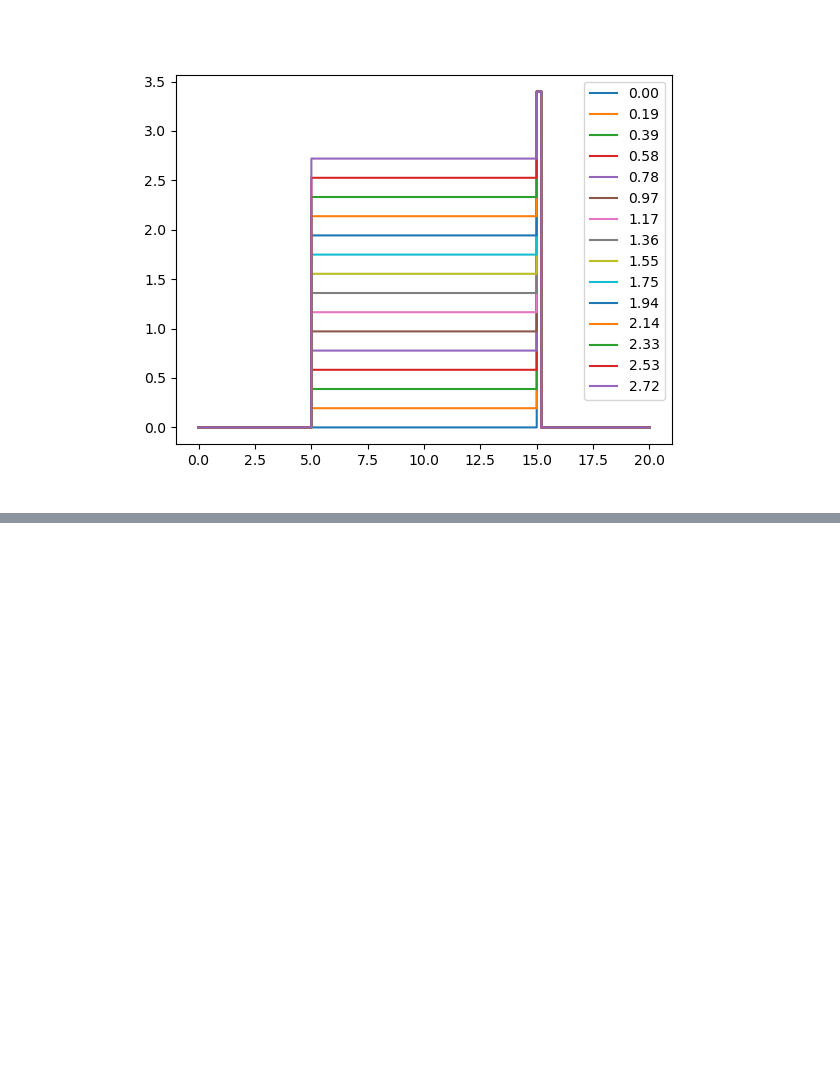
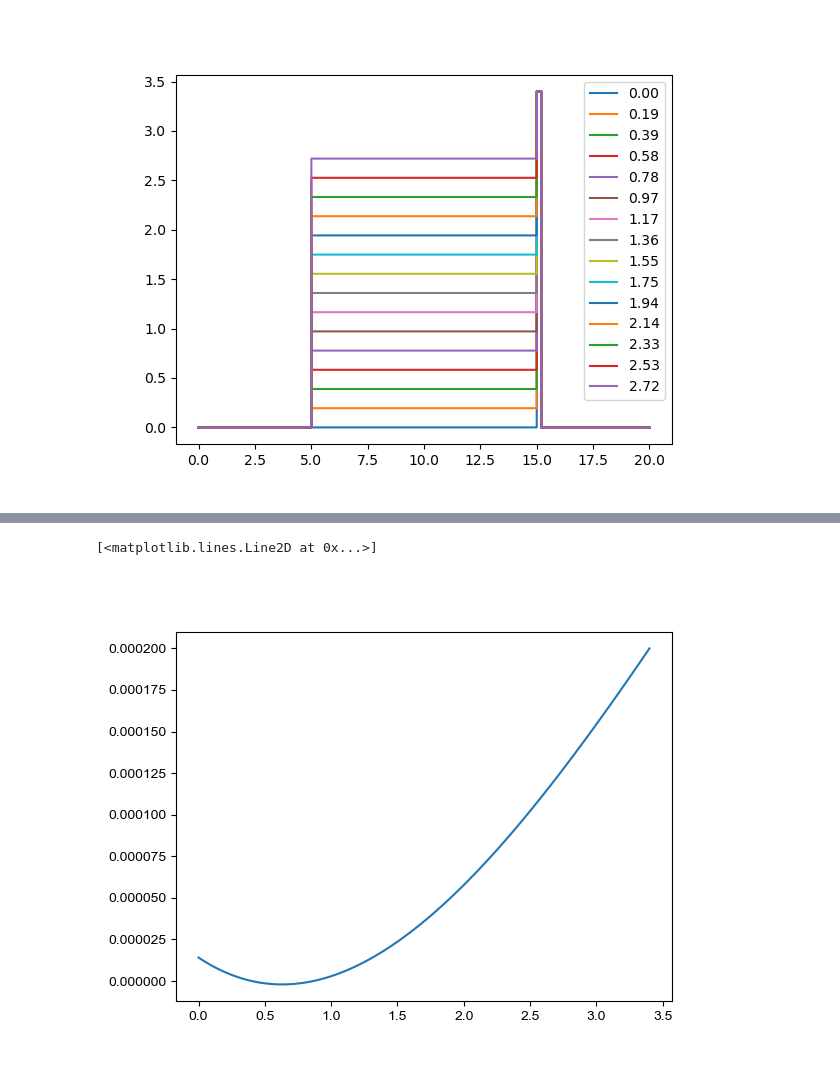
Before and after one commit to orlandomarcelo/DREAM_repo, a Jupyter notebook: Notebooks/DREAM_microscope.ipynb, the cells around one changed output, grey strips where cells are left out. Saved outputs shown, nothing was run; the diff lists cells and outputs as text; code cells hidden in the pictures; blank space fills up the shorter version.

```diff
--- a/Notebooks/DREAM_microscope.ipynb
+++ b/Notebooks/DREAM_microscope.ipynb
@@ -62,0 +173,11 @@ for i in offsets:
+# %%
+V = VoltageIntensityClass.VoltageIntensity(folder = "E:/Experimental_data/DREAM_microscope/2023-10-16_15_53_bode_diagram")
+
+voltage = np.linspace(0, 3.4, 100)
+intensity = V.get_intensity_voltage("blue", 1, voltage)
+
+fig, ax = plt.subplots()
+ax.plot(voltage, intensity)
+# %% [output]
+[<matplotlib.lines.Line2D at 0x...>]
+[figure, added]
```
Also changed, not shown: parts of 10 cells of this notebook, 10 other files.
